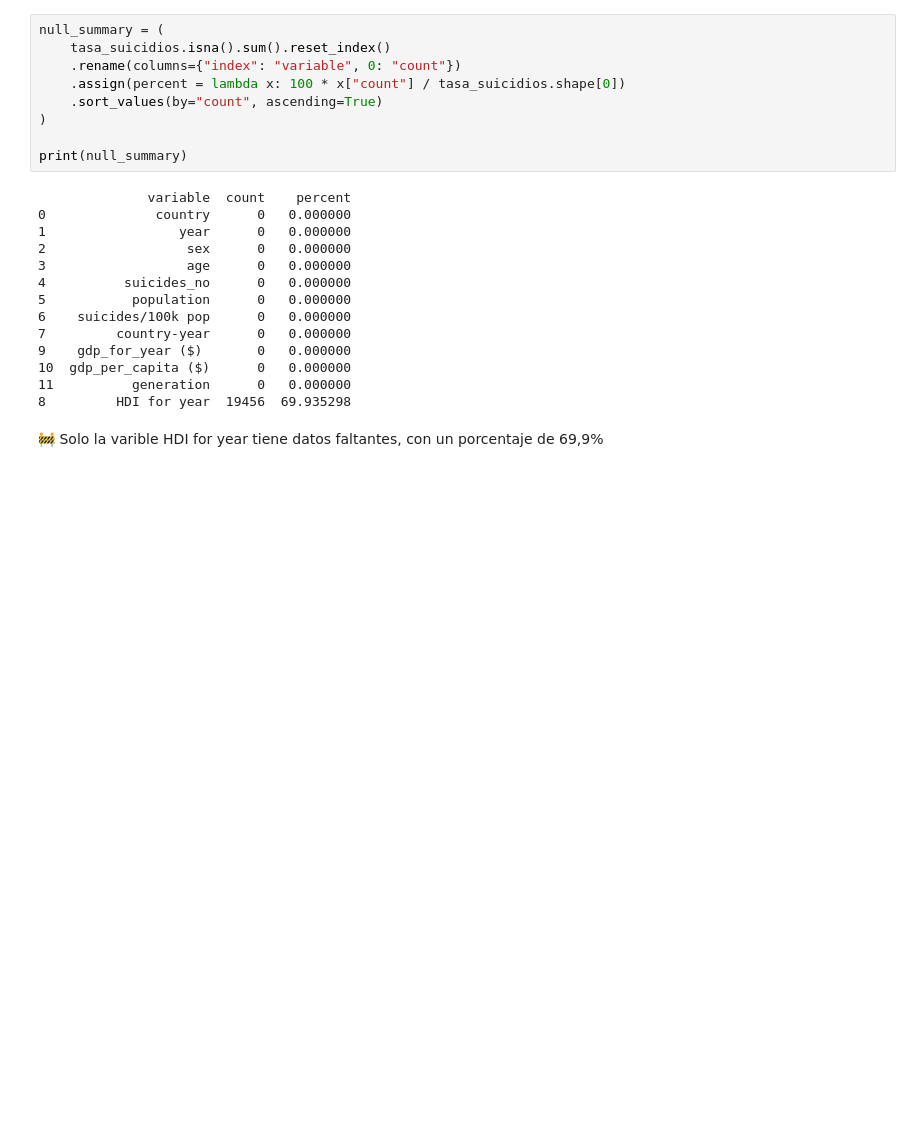
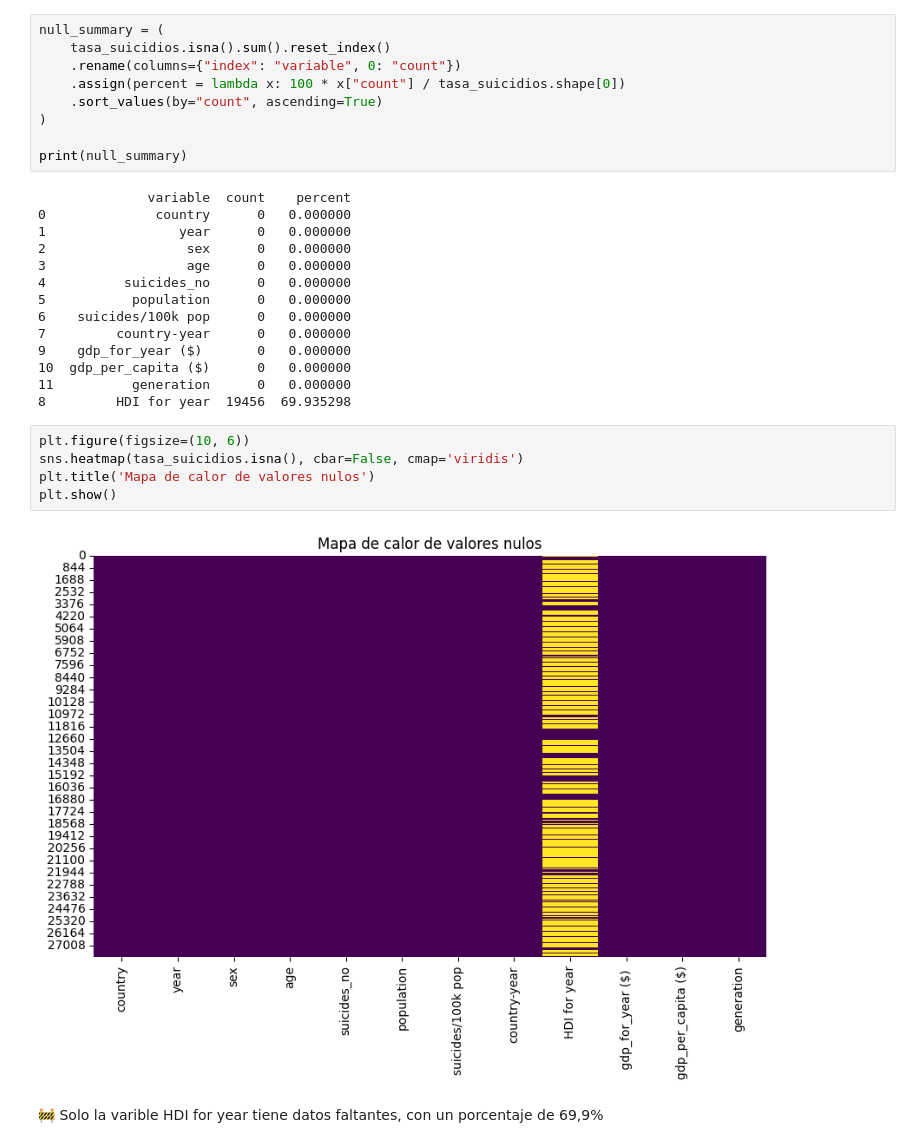
Before and after one commit to CarolinaPerez01/EDA, a Jupyter notebook: eda.ipynb, the cells around one changed output. Cells and saved outputs as stored; diff of their text form; blank space fills up the shorter version.

```diff
--- a/eda.ipynb
+++ b/eda.ipynb
@@ -79,6 +79,13 @@ print(null_summary)
 10  gdp_per_capita ($)      0   0.000000
 11          generation      0   0.000000
 8         HDI for year  19456  69.935298
+# %%
+plt.figure(figsize=(10, 6))
+sns.heatmap(tasa_suicidios.isna(), cbar=False, cmap='viridis')
+plt.title('Mapa de calor de valores nulos')
+plt.show()
+# %% [output]
+[figure, added]
 # %% [markdown]
 🚧 Solo la varible HDI for year tiene datos faltantes, con un porcentaje de 69,9%
 # %%
```
Also changed, not shown: parts of 9 cells of this notebook.
